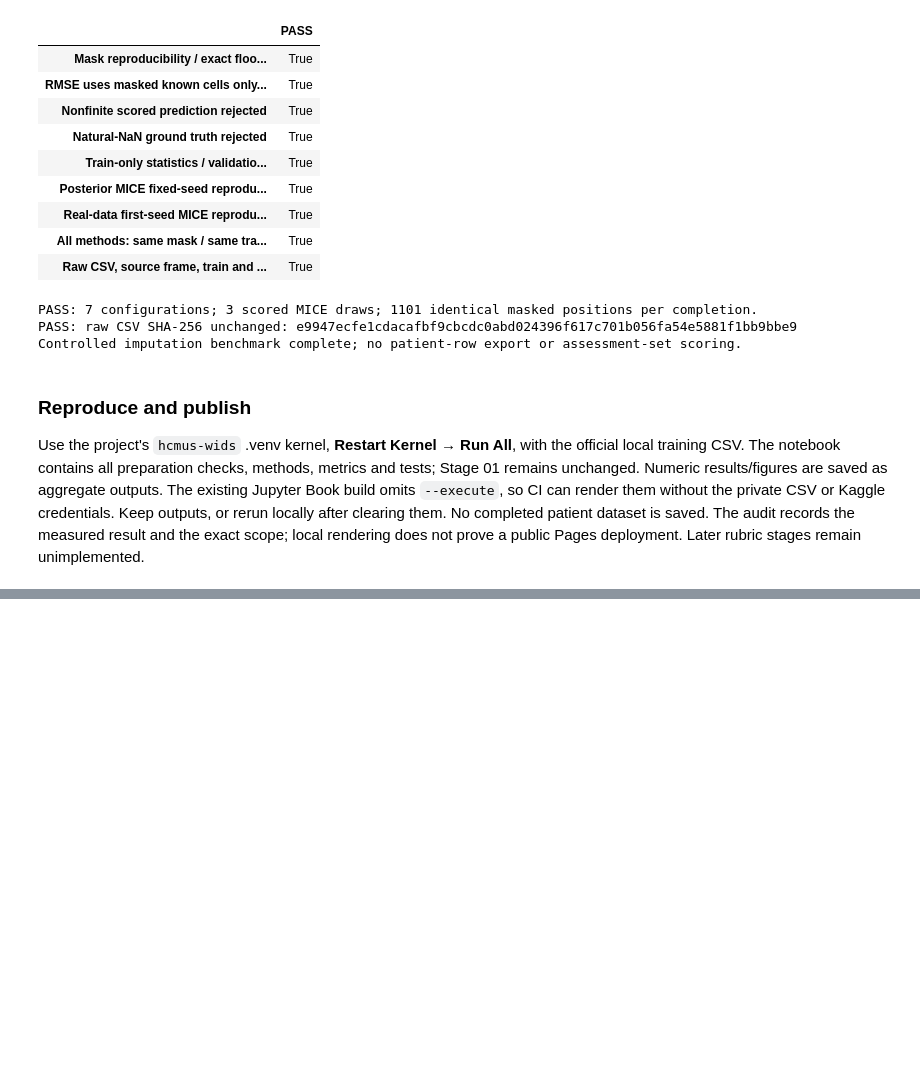
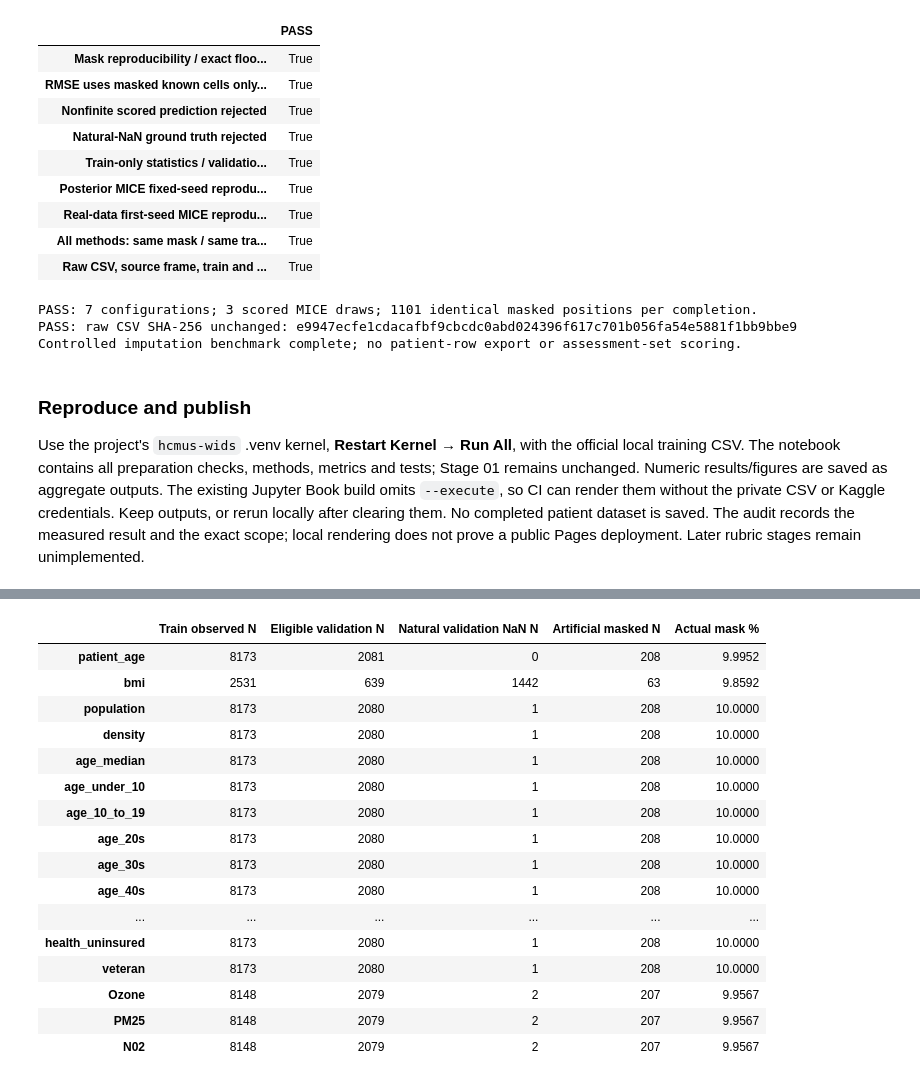
Before and after one commit to hungstupid/data-mining-preprocessing, a Jupyter notebook: book/tabular/02_preprocessing.ipynb, the cells around one changed output, grey strips where cells are left out. Drawn from its saved outputs; the diff is of its cells as text; code cells hidden in the pictures; blank space fills up the shorter version.

```diff
--- a/book/tabular/02_preprocessing.ipynb
+++ b/book/tabular/02_preprocessing.ipynb
@@ -810,0 +956,63 @@ prove a public Pages deployment. Later rubric stages remain unimplemented.
+# %%
+expanded_train = expanded_train_all[EXPANDED_FEATURES].copy(deep=True)
+expanded_reference = expanded_reference_all[EXPANDED_FEATURES].copy(deep=True)
+expanded_train_hash = hashlib.sha256(pd.util.hash_pandas_object(expanded_train, index=True).to_numpy().tobytes()).hexdigest()
+expanded_reference_hash = hashlib.sha256(pd.util.hash_pandas_object(expanded_reference, index=True).to_numpy().tobytes()).hexdigest()
+expanded_mask = make_mcar_mask(expanded_reference, MASK_RATE, MASK_SEED)
+pd.testing.assert_frame_equal(expanded_mask, make_mcar_mask(expanded_reference, MASK_RATE, MASK_SEED))
+assert not (expanded_mask & expanded_reference.isna()).to_numpy().any()
+expanded_mask_hash = hashlib.sha256(pd.util.hash_pandas_object(expanded_mask, index=True).to_numpy().tobytes()).hexdigest()
+expanded_masked = expanded_reference.mask(expanded_mask)
+expanded_mask_audit = pd.DataFrame({"Train observed N": expanded_train.count(),
+    "Eligible validation N": expanded_reference.count(), "Natural validation NaN N": expanded_reference.isna().sum(),
+    "Artificial masked N": expanded_mask.sum()})
+expanded_mask_audit["Actual mask %"] = expanded_mask_audit["Artificial masked N"] / expanded_mask_audit["Eligible validation N"] * 100
+assert expanded_mask_audit["Artificial masked N"].eq(np.floor(.10*expanded_reference.count())).all()
+display(HTML('<details><summary>Eligible N, natural NaNs, masked N and actual rate: all 69 columns</summary>'
+             '<div style="overflow:auto;max-height:32rem">'+expanded_mask_audit.to_html(float_format="{:.4f}".format)+'</div></details>'))
+print("Expanded mask SHA-256:", expanded_mask_hash)
+print(f"{int(expanded_mask.to_numpy().sum())} artificial gaps / {int(expanded_reference.count().sum())} eligible observed cells.")
+
+start = perf_counter()
+expanded_scaler = StandardScaler().fit(expanded_train)
+expanded_sd = expanded_train.std(ddof=0)
+np.testing.assert_allclose(expanded_scaler.mean_, expanded_train.mean().to_numpy())
+np.testing.assert_allclose(expanded_scaler.scale_, expanded_sd.to_numpy())
+np.testing.assert_array_equal(np.broadcast_to(expanded_scaler.n_samples_seen_, (len(EXPANDED_FEATURES),)), expanded_train.count().to_numpy())
+expanded_train_z = expanded_scaler.transform(expanded_train)
+expanded_validation_z = expanded_scaler.transform(expanded_masked)
+# Floating-point inversion can move an exact zero by ~2e-16; use numerical tolerance, not equality.
+np.testing.assert_allclose(expanded_scaler.inverse_transform(expanded_validation_z), expanded_masked.to_numpy(),
+                           rtol=1e-12, atol=1e-12, equal_nan=True)
+expanded_conditioning_seconds = perf_counter()-start
+expanded_observed = expanded_train.notna().astype(int)
+expanded_joint_n = expanded_observed.T @ expanded_observed
+expanded_corr = expanded_train.dropna().corr().to_numpy()
+expanded_singular_values = np.linalg.svd(expanded_corr, compute_uv=False)
+memory_total = memory_reclaimable = np.nan
+if sys.platform == "darwin":
+    memory_total = int(subprocess.check_output(["sysctl", "-n", "hw.memsize"], text=True))/1024**3
+    vm = subprocess.check_output(["vm_stat"], text=True)
+    page_size = int(re.search(r"page size of (\d+) bytes", vm).group(1))
+    counts = [int(re.search(rf"Pages {name}:\s+(\d+)", vm).group(1)) for name in ["free", "inactive", "speculative"]]
+    memory_reclaimable = sum(counts)*page_size/1024**3
+elif hasattr(os, "sysconf"):
+    memory_total = os.sysconf("SC_PHYS_PAGES")*os.sysconf("SC_PAGE_SIZE")/1024**3
+    memory_reclaimable = os.sysconf("SC_AVPHYS_PAGES")*os.sysconf("SC_PAGE_SIZE")/1024**3
+expanded_feasibility = pd.Series({
+    "Training rows": len(expanded_train), "Validation rows": len(expanded_reference), "Columns": len(EXPANDED_FEATURES),
+    "Complete training rows": len(expanded_train.dropna()),
+    "Minimum pairwise observed training N": expanded_joint_n.to_numpy().min(),
+    "Maximum pairwise observed training N": expanded_joint_n.to_numpy().max(),
+    "Complete-case correlation rank": np.linalg.matrix_rank(expanded_corr),
+    "Complete-case correlation condition": expanded_singular_values[0]/expanded_singular_values[-1],
+    "Training array MiB": expanded_train.size*8/1024**2,
+    "Dense validation x train distance MiB": len(expanded_train)*len(expanded_reference)*8/1024**2,
+    "kNN chunk budget MiB (not total RAM cap)": KNN_MEMORY_MIB,
+    "MICE conditional fits per scored draw": len(EXPANDED_FEATURES)*MICE_SETTINGS["max_iter"],
+    "MICE conditional fits in three scored draws": len(EXPANDED_FEATURES)*MICE_SETTINGS["max_iter"]*len(MICE_SEEDS),
+    "Three draws coefficient-covariance storage estimate MiB": len(EXPANDED_FEATURES)*MICE_SETTINGS["max_iter"]*len(MICE_SEEDS)*(len(EXPANDED_FEATURES)-1)**2*8/1024**2,
+    "Physical RAM GiB": memory_total, "Free + inactive + speculative GiB (Linux: available pages)": memory_reclaimable,
+    "Shared conditioning seconds": expanded_conditioning_seconds})
+display(expanded_feasibility.to_frame("Value"))
+# %% [output]
@@ -810,0 +1020,17 @@ prove a public Pages deployment. Later rubric stages remain unimplemented.
+|  | Train observed N | Eligible validation N | Natural validation NaN N | Artificial masked N | Actual mask % |
+| patient_age | 8173 | 2081 | 0 | 208 | 9.9952 |
+| bmi | 2531 | 639 | 1442 | 63 | 9.8592 |
+| population | 8173 | 2080 | 1 | 208 | 10.0000 |
+| density | 8173 | 2080 | 1 | 208 | 10.0000 |
+| age_median | 8173 | 2080 | 1 | 208 | 10.0000 |
+| age_under_10 | 8173 | 2080 | 1 | 208 | 10.0000 |
+| age_10_to_19 | 8173 | 2080 | 1 | 208 | 10.0000 |
+| age_20s | 8173 | 2080 | 1 | 208 | 10.0000 |
+| age_30s | 8173 | 2080 | 1 | 208 | 10.0000 |
+| age_40s | 8173 | 2080 | 1 | 208 | 10.0000 |
+| ... | ... | ... | ... | ... | ... |
+| health_uninsured | 8173 | 2080 | 1 | 208 | 10.0000 |
+| veteran | 8173 | 2080 | 1 | 208 | 10.0000 |
+| Ozone | 8148 | 2079 | 2 | 207 | 9.9567 |
+| PM25 | 8148 | 2079 | 2 | 207 | 9.9567 |
+| N02 | 8148 | 2079 | 2 | 207 | 9.9567 |
```
Also changed, not shown: parts of 23 cells of this notebook, 3 other files.
